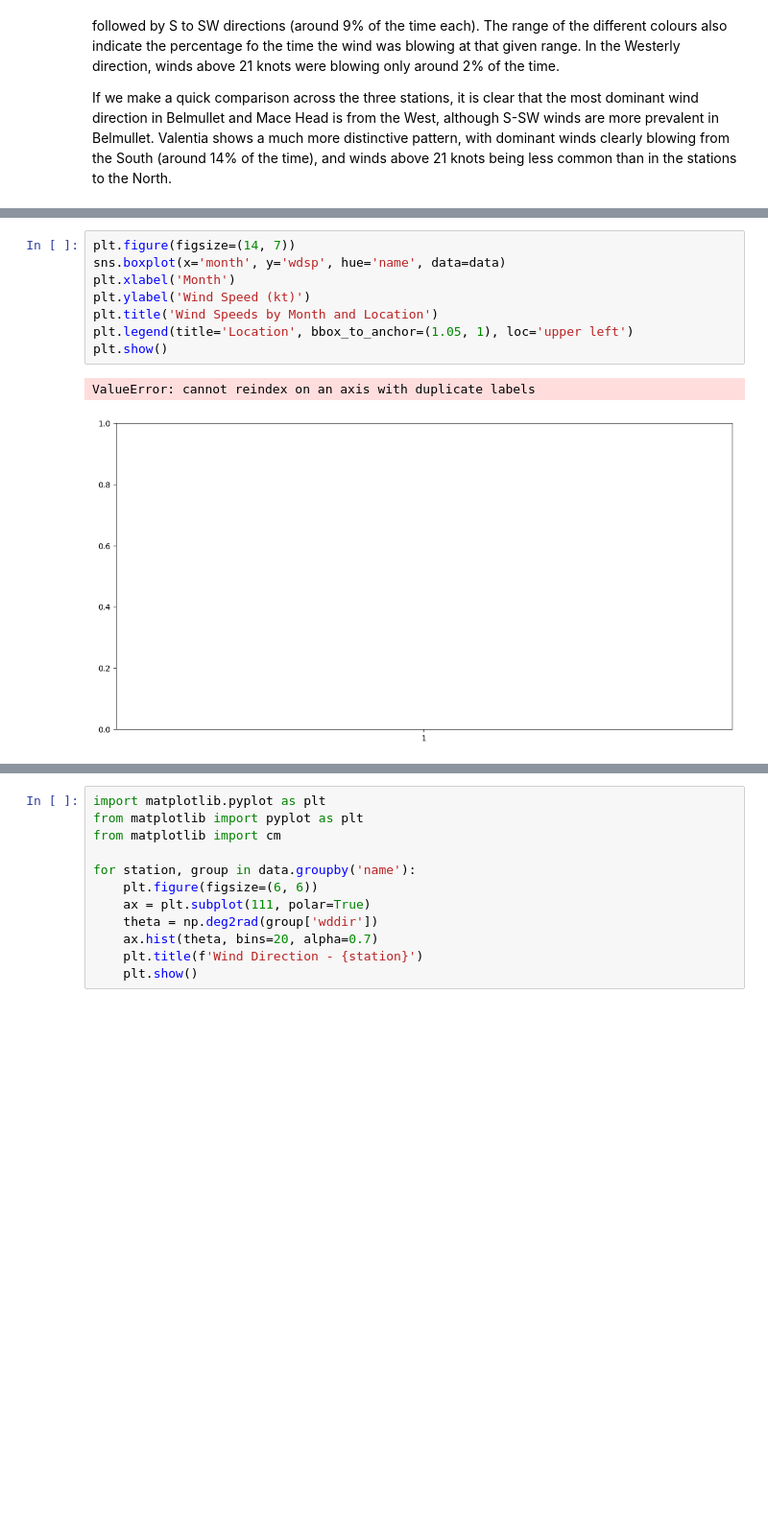
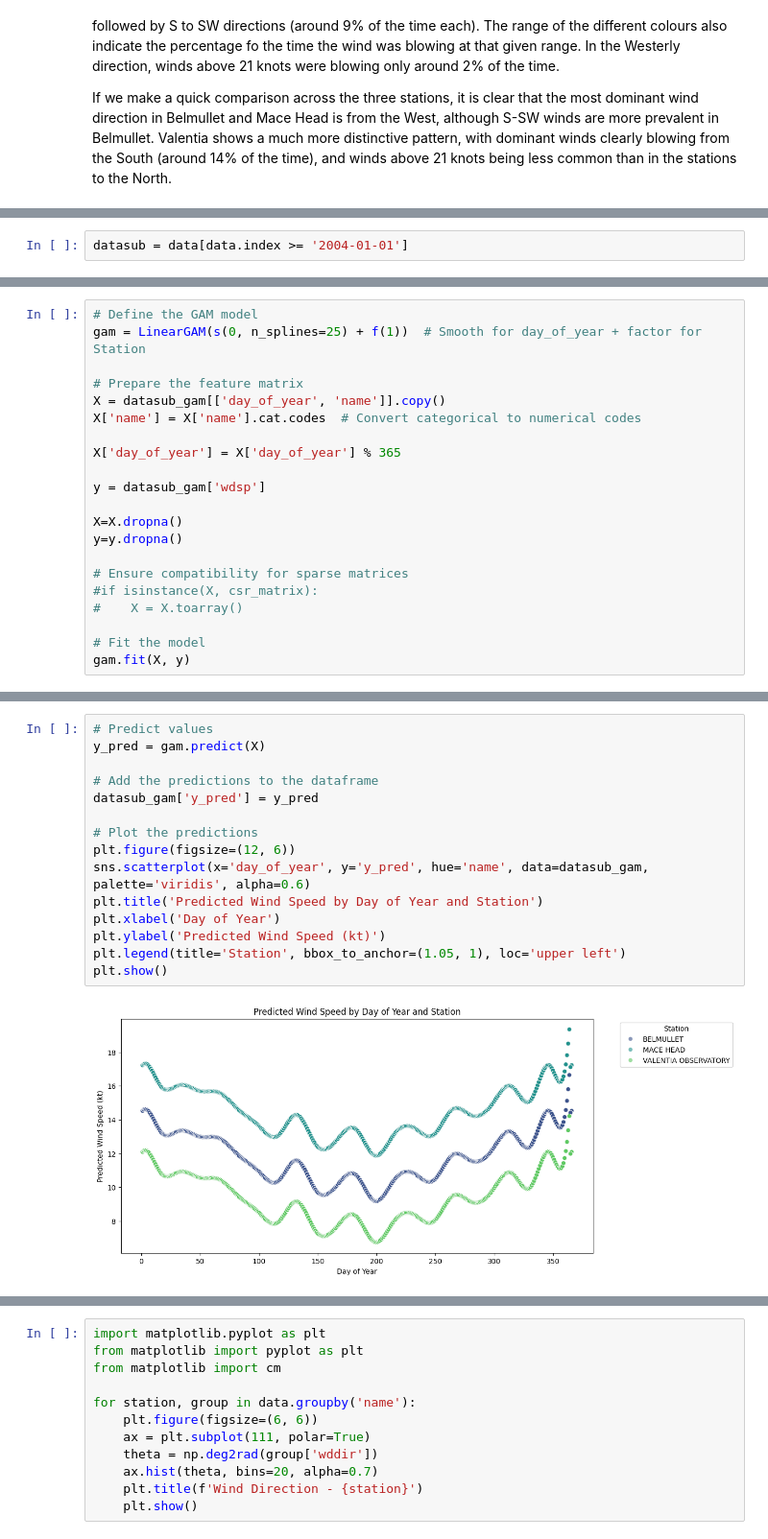
Before and after one commit to gfmg/PFDA, a Jupyter notebook: project/IRL_WestCoast_WindAnalysis.ipynb, the cells around one changed output, grey strips where cells are left out. Shown at 96% size. Cells and saved outputs as stored; diff of their text form; blank space fills up the shorter version.

```diff
--- a/project/IRL_WestCoast_WindAnalysis.ipynb
+++ b/project/IRL_WestCoast_WindAnalysis.ipynb
@@ -158,0 +210,2 @@ Although the windroses help to visually understand the differences in wind direc
+# %%
+datasub = data[data.index >= '2004-01-01']
@@ -158,0 +226,21 @@ Although the windroses help to visually understand the differences in wind direc
+# %%
+# Define the GAM model
+gam = LinearGAM(s(0, n_splines=25) + f(1))  # Smooth for day_of_year + factor for Station
+
+# Prepare the feature matrix
+X = datasub_gam[['day_of_year', 'name']].copy()
+X['name'] = X['name'].cat.codes  # Convert categorical to numerical codes
+
+X['day_of_year'] = X['day_of_year'] % 365
+
+y = datasub_gam['wdsp']
+
+X=X.dropna()
+y=y.dropna()
+
+# Ensure compatibility for sparse matrices
+#if isinstance(X, csr_matrix):
+#    X = X.toarray()
+
+# Fit the model
+gam.fit(X, y)
@@ -159,11 +278,17 @@ Although the windroses help to visually understand the differences in wind direc
 # %%
-plt.figure(figsize=(14, 7))
-sns.boxplot(x='month', y='wdsp', hue='name', data=data)
-plt.xlabel('Month')
-plt.ylabel('Wind Speed (kt)')
-plt.title('Wind Speeds by Month and Location')
-plt.legend(title='Location', bbox_to_anchor=(1.05, 1), loc='upper left')
+# Predict values
+y_pred = gam.predict(X)
+
+# Add the predictions to the dataframe
+datasub_gam['y_pred'] = y_pred
+
+# Plot the predictions
+plt.figure(figsize=(12, 6))
+sns.scatterplot(x='day_of_year', y='y_pred', hue='name', data=datasub_gam, palette='viridis', alpha=0.6)
+plt.title('Predicted Wind Speed by Day of Year and Station')
+plt.xlabel('Day of Year')
+plt.ylabel('Predicted Wind Speed (kt)')
+plt.legend(title='Station', bbox_to_anchor=(1.05, 1), loc='upper left')
 plt.show()
 # %% [output]
-ValueError: cannot reindex on an axis with duplicate labels
-[figure, old version]
+[figure, new version]
```
Also changed, not shown: parts of 15 cells of this notebook, 1 other file.
